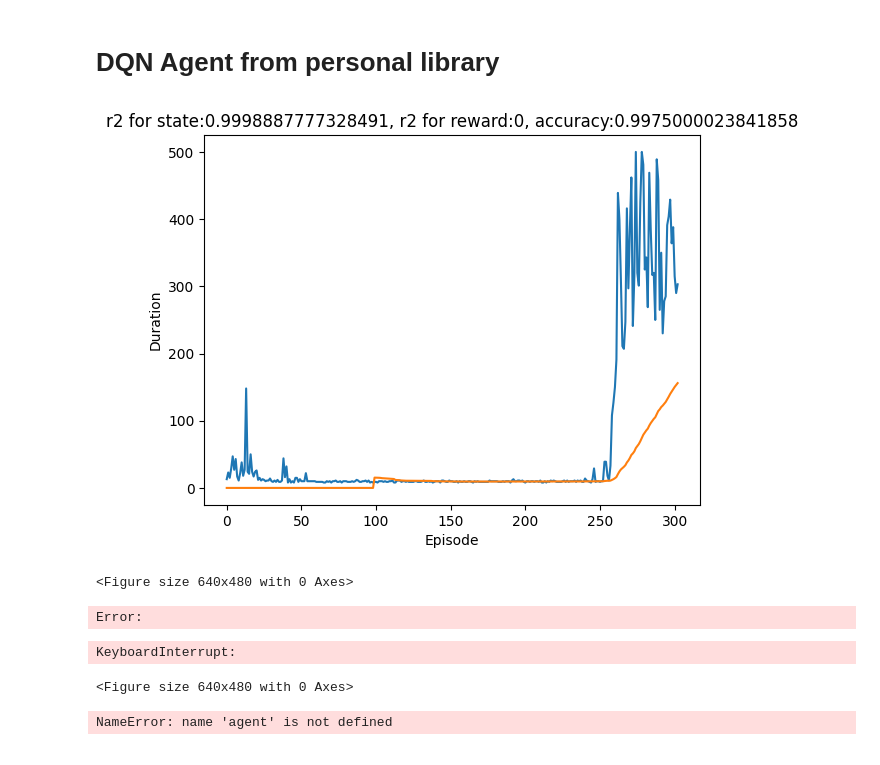
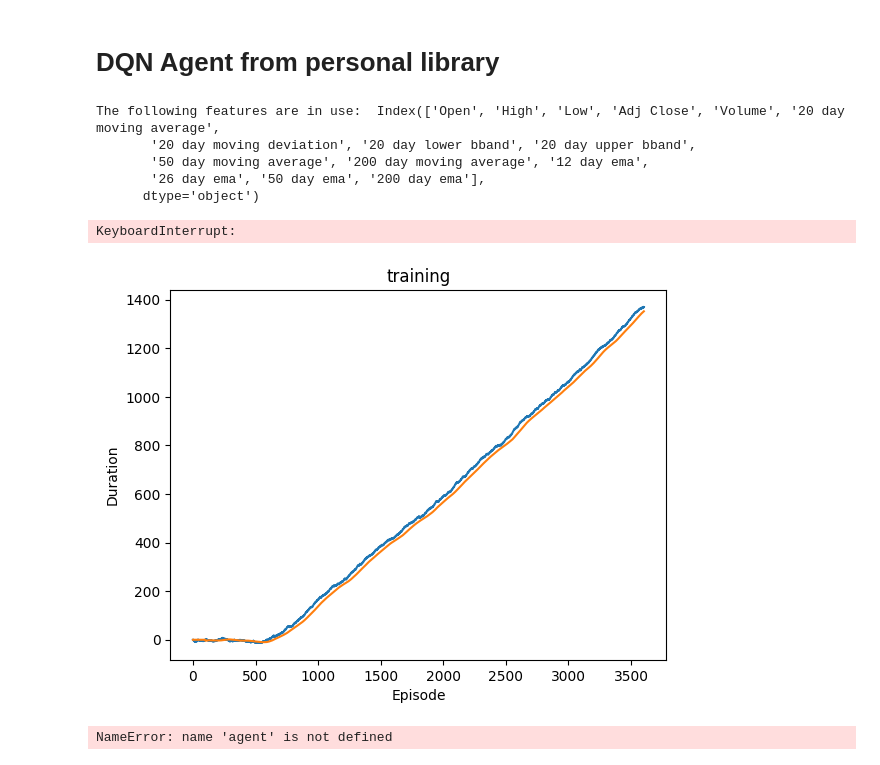
Before and after one commit to yuwei-1/Market-Prediction-Research, a Jupyter notebook: deep_q_network.ipynb, the cells around one changed output. Cells and saved outputs as stored; diff of their text form; code cells hidden in the pictures.

Commit message:
added AAPL RL environment, training in continuous environments for DQN, EMA, momentum

```diff
--- a/terminal/models/deep_q_network.ipynb
+++ b/deep_q_network.ipynb
@@ -548,6 +585,26 @@ agent = DynaDQNAgent(double_dqn=True,
+# %%
+agent = DQNAgent(double_dqn=True,
+                    target_net_update='soft',
+                    tau=0.005,
+                    hard_update_interval=1000,
+                    mem_length=10000,
+                    eps_start=1.0,
+                    eps_end=0.05,
+                    eps_decay_length=1000,
+                    environment='AAPL',
+                    gradient_clipping=-1,
+                    gradient_norm_clipping=1,
+                    activation='gelu',
+                    hidden_size_1=128,
+                    hidden_size_2=128)
+# %% [output]
+The following features are in use:  Index(['Open', 'High', 'Low', 'Adj Close', 'Volume', '20 day moving average',
+       '20 day moving deviation', '20 day lower bband', '20 day upper bband',
+       '50 day moving average', '200 day moving average', '12 day ema',
+       '26 day ema', '50 day ema', '200 day ema'],
+      dtype='object')
 # %%
-agent.train()
+agent.train(plot=True)
 # %% [output]
+KeyboardInterrupt:
-[figure, old version]
+[figure, new version]
-<Figure size 640x480 with 0 Axes>
-Error:
@@ -572,8 +611,3 @@ agent = DQNAgent(double_dqn=True,
-# %%
-agent.train()
-# %% [output]
-KeyboardInterrupt:
-<Figure size 640x480 with 0 Axes>
 # %%
 import pandas as pd
 
```
Also changed, not shown: parts of 9 cells of this notebook, 8 other files.
